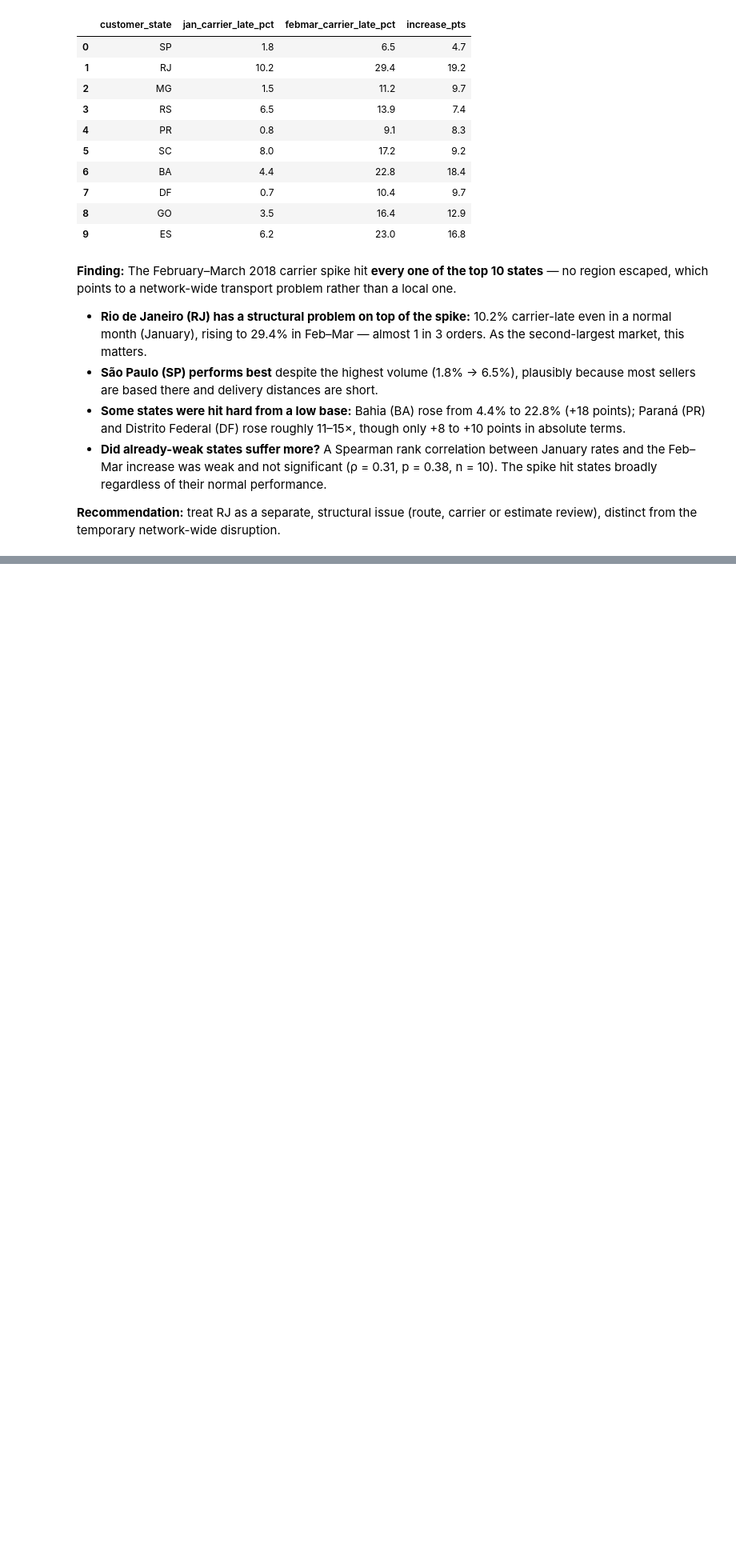
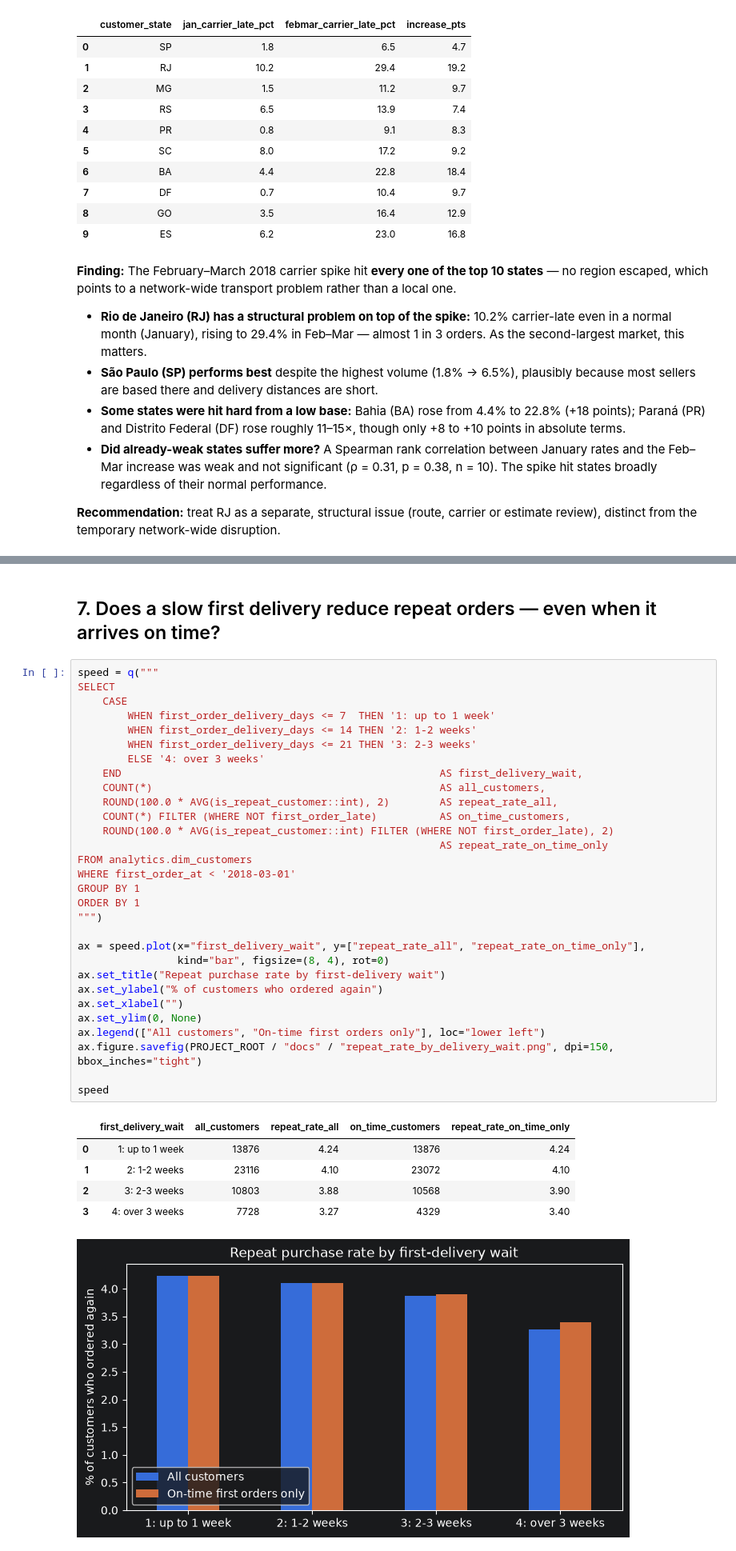
Before and after one commit to iqranishath/fulfillment-analytics-pipeline, a Jupyter notebook: analysis/findings.ipynb, the cells around one changed output, grey strips where cells are left out. Shown at 80% size. Saved outputs shown, nothing was run; the diff lists cells and outputs as text; blank space fills up the shorter version.

```diff
--- a/analysis/findings.ipynb
+++ b/analysis/findings.ipynb
@@ -259,0 +345,39 @@ estimate review), distinct from the temporary network-wide disruption.
+# %% [markdown]
+## 7. Does a slow first delivery reduce repeat orders — even when it arrives on time?
+# %%
+speed = q("""
+SELECT
+    CASE
+        WHEN first_order_delivery_days <= 7  THEN '1: up to 1 week'
+        WHEN first_order_delivery_days <= 14 THEN '2: 1-2 weeks'
+        WHEN first_order_delivery_days <= 21 THEN '3: 2-3 weeks'
+        ELSE '4: over 3 weeks'
+    END                                                   AS first_delivery_wait,
+    COUNT(*)                                              AS all_customers,
+    ROUND(100.0 * AVG(is_repeat_customer::int), 2)        AS repeat_rate_all,
+    COUNT(*) FILTER (WHERE NOT first_order_late)          AS on_time_customers,
+    ROUND(100.0 * AVG(is_repeat_customer::int) FILTER (WHERE NOT first_order_late), 2)
+                                                          AS repeat_rate_on_time_only
+FROM analytics.dim_customers
+WHERE first_order_at < '2018-03-01'
+GROUP BY 1
+ORDER BY 1
+""")
+
+ax = speed.plot(x="first_delivery_wait", y=["repeat_rate_all", "repeat_rate_on_time_only"],
+                kind="bar", figsize=(8, 4), rot=0)
+ax.set_title("Repeat purchase rate by first-delivery wait")
+ax.set_ylabel("% of customers who ordered again")
+ax.set_xlabel("")
+ax.set_ylim(0, None)
+ax.legend(["All customers", "On-time first orders only"], loc="lower left")
+ax.figure.savefig(PROJECT_ROOT / "docs" / "repeat_rate_by_delivery_wait.png", dpi=150, bbox_inches="tight")
+
+speed
+# %% [output]
+|  | first_delivery_wait | all_customers | repeat_rate_all | on_time_customers | repeat_rate_on_time_only |
+| 0 | 1: up to 1 week | 13876 | 4.24 | 13876 | 4.24 |
+| 1 | 2: 1-2 weeks | 23116 | 4.10 | 23072 | 4.10 |
+| 2 | 3: 2-3 weeks | 10803 | 3.88 | 10568 | 3.90 |
+| 3 | 4: over 3 weeks | 7728 | 3.27 | 4329 | 3.40 |
+[figure, added]
```
Also changed, not shown: parts of 13 cells of this notebook, 3 other files.
